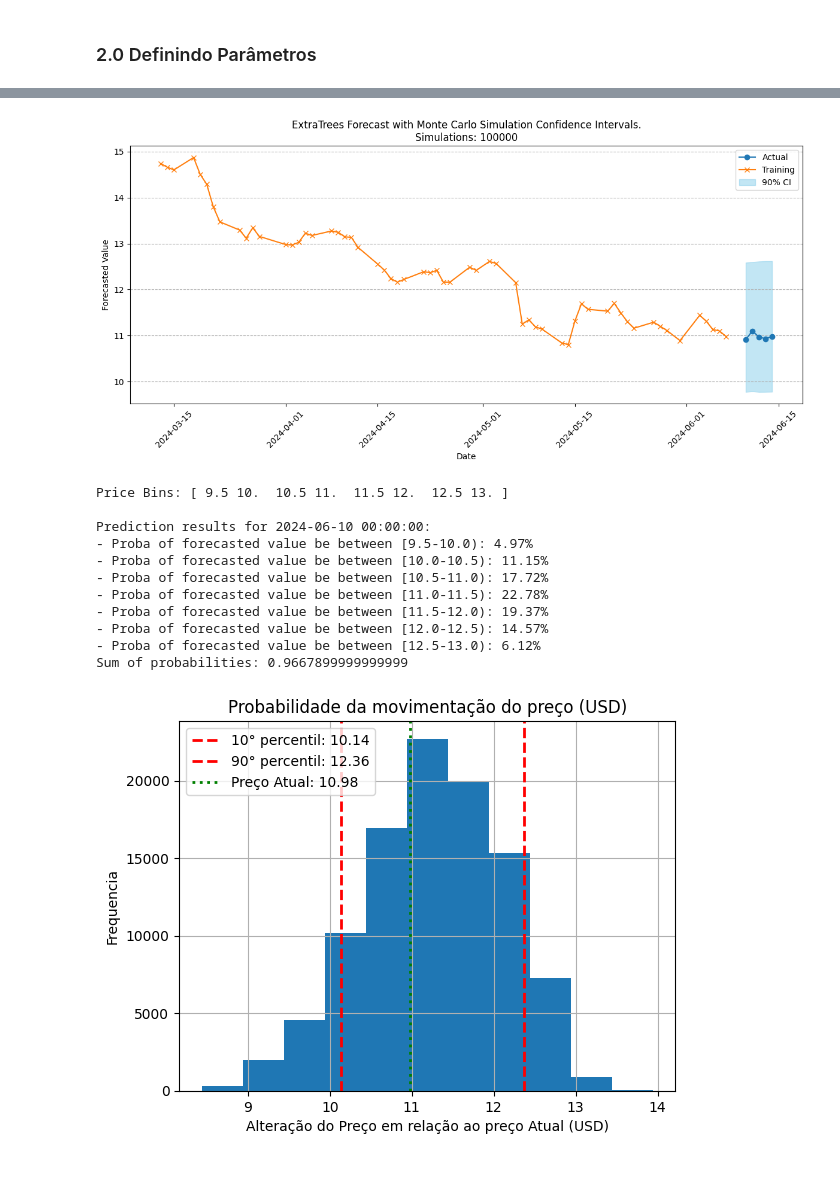
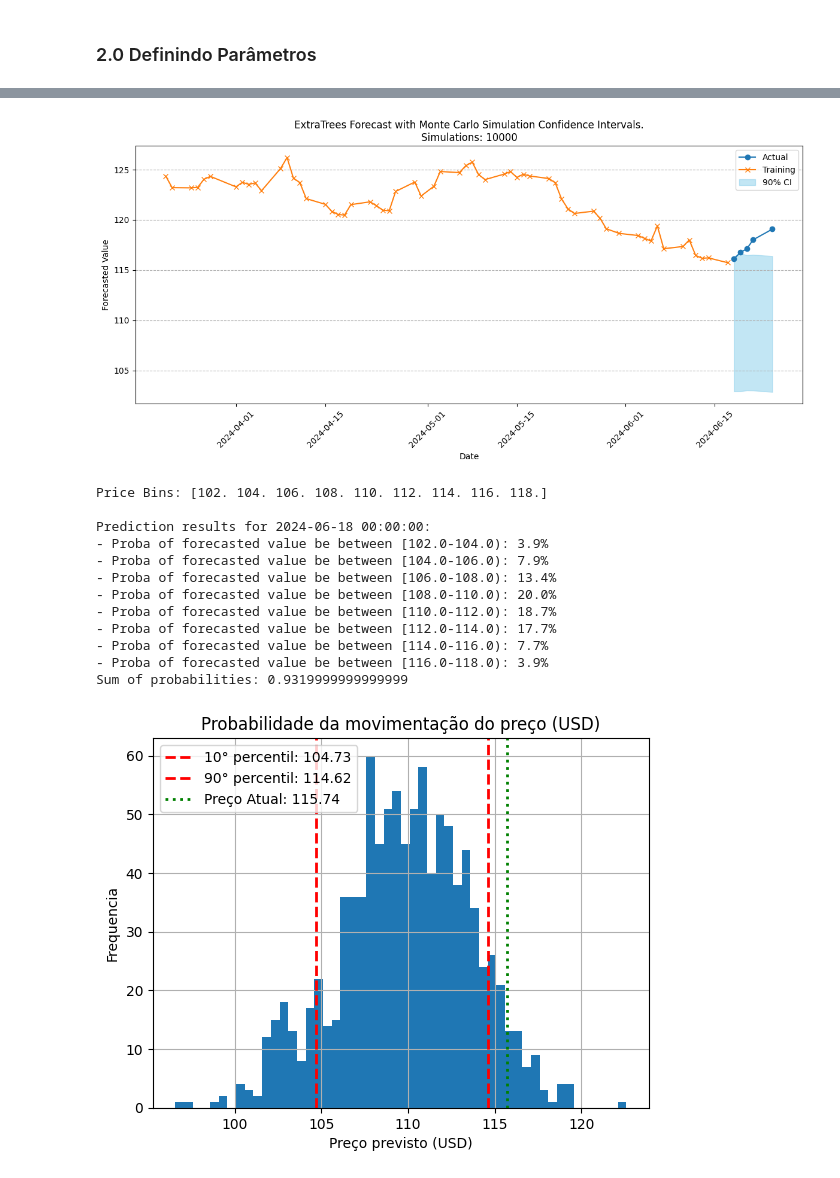
Before and after one commit to micheldearaujo/tree-based-forecasting-boilerplate, a Jupyter notebook: notebooks/model/monte_carlo.ipynb, the cells around one changed output, grey strips where cells are left out. Cells and saved outputs as stored; diff of their text form; code cells hidden in the pictures.

```diff
--- a/notebooks/model/monte_carlo.ipynb
+++ b/notebooks/model/monte_carlo.ipynb
@@ -61,6 +61,6 @@ raw_df
 # %%
 stock_df_feat_all = pd.read_csv(os.path.join('../../data/processed/processed_df.csv'), parse_dates=["DATE"])
-# stock_df_feat_all.drop(columns=['CLOSE_LAG_1', 'CLOSE_LAG_2', 'CLOSE_MA_3'], inplace=True)
+stock_df_feat_all.drop(columns=['CLOSE_LAG_1', 'CLOSE_LAG_2', 'CLOSE_MA_3'], inplace=True)
 # %%
 stock_df_feat_all
 # %% [output]
@@ -82,8 +82,8 @@ stock_df_feat_all
 df = stock_df_feat_all.pivot_table(values="CLOSE",index=["DATE"], columns=["TICKER"]).reset_index()
 df = create_date_features(df)
 
-TARGET_COL = 'BRSR6.SA'
-EXOG_COLS = ['BBSE3.SA', 'BCFF11.SA', 'BOVA11.SA', 'CSMG3.SA', 'EGIE3.SA', 'PETR4.SA', 'TAEE4.SA']
+TARGET_COL = 'BOVA11.SA'
+EXOG_COLS = ['BBSE3.SA', 'BCFF11.SA', 'CSMG3.SA', 'EGIE3.SA', 'PETR4.SA', 'TAEE4.SA', 'BRSR6.SA']
 FORECAST_HORIZON = 5
 # %%
 df = df.set_index("DATE")
@@ -129,7 +129,7 @@ dtest.head(1)
 model = ExtraTreesRegressor(verbose=0, n_jobs=1).fit(X_train, y_train)
 # %%
 # Monte Carlo
-num_simulations = 10**5
+num_simulations = 10**4
 num_threads = 8
 
 # 1. Fit Probability Distributions to Historical Data
@@ -182,7 +182,7 @@ if 'actual_values' in results.columns:
     plt.plot(results['DATE'], results['actual_values'], label='Actual', marker='o', linestyle='-')
 
 # Plot point forecastss
-plt.plot(dtrain.iloc[-60:, :].index, dtrain.iloc[-60:, :]['BRSR6.SA'], label='Training', marker='x', linestyle='-')
+plt.plot(dtrain.iloc[-60:, :].index, dtrain.iloc[-60:, :]['BOVA11.SA'], label='Training', marker='x', linestyle='-')
 
 # Fill the confidence interval area
 plt.fill_between(results['DATE'], results['lower'], results['upper'], color='skyblue', alpha=0.5, label='90% CI')
@@ -197,11 +197,11 @@ plt.grid(axis='y', linestyle='--')
 plt.tight_layout()
 plt.show()
 # %% [output]
-[figure, old version]
+[figure, new version]
 # %%
 results.to_csv("./monte_carlo_brsr6.csv", index=False)
 # %%
-bin_size = 0.5
+bin_size = 2
 
 # Create empty dictionary
 probabilities_by_day = {}
@@ -241,17 +241,18 @@ for date, prob_df in probabilities_by_day.items():
         print(f"- Proba of forecasted value be between [{bin_label}): {probability}%")
     print(f"Sum of probabilities: {prob_df['Probability'].sum()}")
 # %% [output]
-Price Bins: [ 9.5 10.  10.5 11.  11.5 12.  12.5 13. ]
+Price Bins: [102. 104. 106. 108. 110. 112. 114. 116. 118.]
 
-Prediction results for 2024-06-10 00:00:00:
-- Proba of forecasted value be between [9.5-10.0): 4.97%
-- Proba of forecasted value be between [10.0-10.5): 11.15%
-- Proba of forecasted value be between [10.5-11.0): 17.72%
-- Proba of forecasted value be between [11.0-11.5): 22.78%
-- Proba of forecasted value be between [11.5-12.0): 19.37%
-- Proba of forecasted value be between [12.0-12.5): 14.57%
-- Proba of forecasted value be between [12.5-13.0): 6.12%
-Sum of probabilities: 0.9667899999999999
+Prediction results for 2024-06-18 00:00:00:
+- Proba of forecasted value be between [102.0-104.0): 3.9%
+- Proba of forecasted value be between [104.0-106.0): 7.9%
+- Proba of forecasted value be between [106.0-108.0): 13.4%
+- Proba of forecasted value be between [108.0-110.0): 20.0%
+- Proba of forecasted value be between [110.0-112.0): 18.7%
+- Proba of forecasted value be between [112.0-114.0): 17.7%
+- Proba of forecasted value be between [114.0-116.0): 7.7%
+- Proba of forecasted value be between [116.0-118.0): 3.9%
+Sum of probabilities: 0.9319999999999999
 # %%
 last_price = y_train.iloc[-1]
 bins=np.arange(predicted_values.min(), predicted_values.max() + bin_size, bin_size)
@@ -261,23 +262,23 @@ upper_bound = np.percentile(predicted_values, 90)
 # %%
 bin_size=0.5
 plt.hist(
     x=predicted_values,
     bins=bins
 )
 
 # Add the vertical red lines at the 10th and 90th percentiles
 plt.axvline(lower_bound, color='red', linestyle='dashed', linewidth=2, label=f'10° percentil: {lower_bound:.2f}')
 plt.axvline(upper_bound, color='red', linestyle='dashed', linewidth=2, label=f'90° percentil: {upper_bound:.2f}')
 plt.axvline(last_price, color='green', linestyle='dotted', linewidth=2, label=f'Preço Atual: {last_price:.2f}')
 
 plt.title("Probabilidade da movimentação do preço (USD)")
-plt.xlabel("Alteração do Preço em relação ao preço Atual (USD)")
+plt.xlabel("Preço previsto (USD)")
 plt.ylabel("Frequencia")
 plt.grid()
 plt.legend()
 plt.show()
 # %% [output]
-[figure, old version]
+[figure, new version]
 # %%
 last_price = y_train.iloc[-1]
 predicted_values = predicted_values - last_price
```
Also changed, not shown: parts of 7 cells of this notebook, 18 other files.
